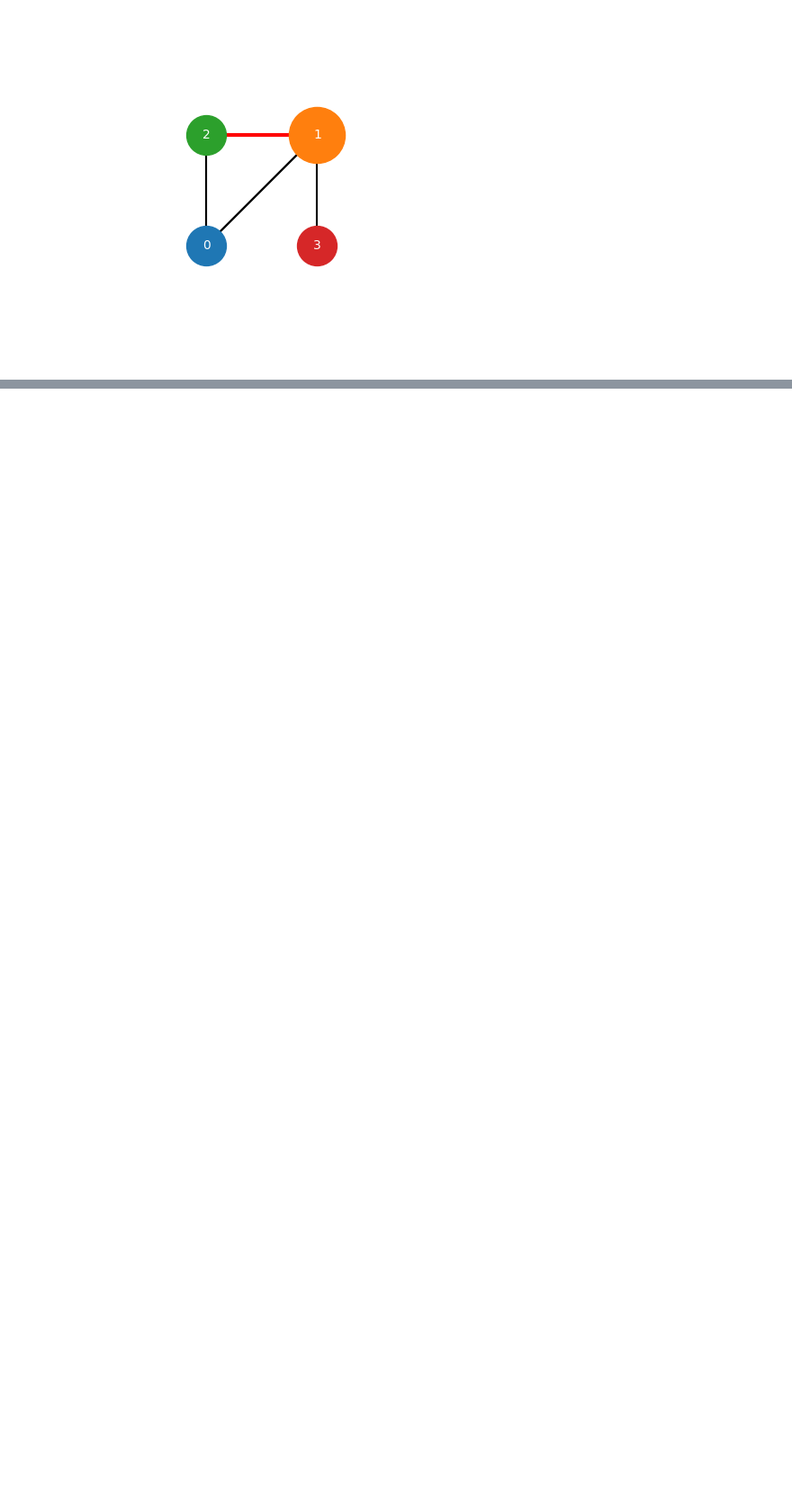
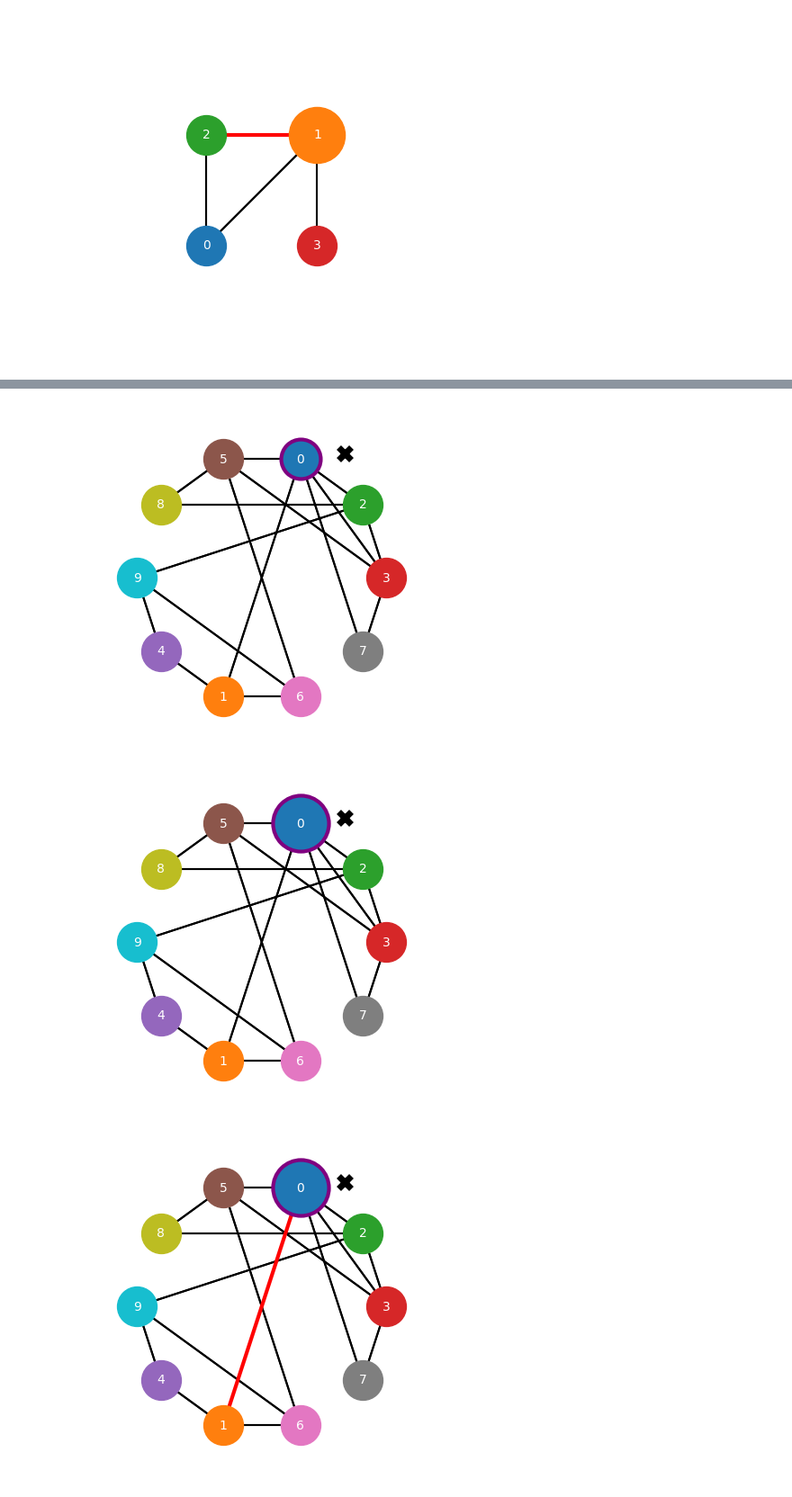
Before and after one commit to peluche/RAG-and-tatters, a Jupyter notebook: RAG-and-tatters.ipynb, the cells around one changed output, grey strips where cells are left out. Shown at 90% size. Drawn from its saved outputs; the diff is of its cells as text; code cells hidden in the pictures; blank space fills up the shorter version.

```diff
--- a/RAG-and-tatters.ipynb
+++ b/RAG-and-tatters.ipynb
@@ -528,0 +574,51 @@ print(f'{average_neigbors_count=}')
+# %%
+def plot_greedy_k_nearest_neighbors(graph, node, target, k=2, compute_dist=compute_dist, kw={}):
+    seen = set([node.idx])
+    display_seen = set()
+    dist = compute_dist(node, target)
+    nearests = [(-dist, node)] # treat as a maxheap with bounded size `k`
+    q = [(dist, node)] # minheap
+
+    def _kw():
+        return {
+            'target': target,
+            'll_nodes': display_seen,
+            'border_nodes': [node[1].idx for node in nearests],
+            **kw,
+        }
+
+    plot_nsw(graph, **_kw())
+    while q:
+        _, node = heapq.heappop(q)
+        display_seen.add(node.idx)
+        plot_nsw(graph, hl_nodes=[node.idx], **_kw())
+        for neighbor_idx in node.neighbors:
+            if neighbor_idx in seen: continue
+            plot_nsw(graph, hl_nodes=[node.idx], hl_edges=[(node.idx, neighbor_idx)], **_kw())
+            neighbor = graph[neighbor_idx]
+            dist = compute_dist(neighbor, target)
+            plot_nsw(graph, hl_nodes=[node.idx], hl_edges=[(node.idx, neighbor_idx)], doted_start=neighbor_idx, **_kw())
+            if len(nearests) < k:
+                heapq.heappush(nearests, (-dist, neighbor))
+                plot_nsw(graph, hl_nodes=[node.idx], hl_edges=[(node.idx, neighbor_idx)], doted_start=neighbor_idx, hl_border_nodes=[neighbor_idx], **_kw())
+                plot_nsw(graph, hl_nodes=[node.idx], hl_edges=[(node.idx, neighbor_idx)], doted_start=neighbor_idx, **_kw())
+            elif dist < -nearests[0][0]:
+                heapq.heapreplace(nearests, (-dist, neighbor))
+                plot_nsw(graph, hl_nodes=[node.idx], hl_edges=[(node.idx, neighbor_idx)], doted_start=neighbor_idx, hl_border_nodes=[neighbor_idx], **_kw())
+                plot_nsw(graph, hl_nodes=[node.idx], hl_edges=[(node.idx, neighbor_idx)], doted_start=neighbor_idx, **_kw())
+            else:
+                continue
+            seen.add(neighbor_idx)
+            heapq.heappush(q, (dist, neighbor))
+
+    plot_nsw(graph, **_kw())
+    for _ in range(2):
+        plot_nsw(graph, hl_nodes=[n[1].idx for n in nearests], **_kw())
+        plot_nsw(graph, hl_nodes=[n[1].idx for n in nearests], hl_border_nodes=[n[1].idx for n in nearests], **_kw())
+    return [n[1] for n in nearests]
+
+_ = plot_greedy_k_nearest_neighbors(graph, graph[0], (2, 3), compute_dist=euclidean_dist, kw={'xlim':(-4, 4), 'ylim':(-4, 4)})
+# %% [output]
+[figure, added]
+[figure, added]
+[figure, added]
```
Also changed, not shown: parts of 9 cells of this notebook.
